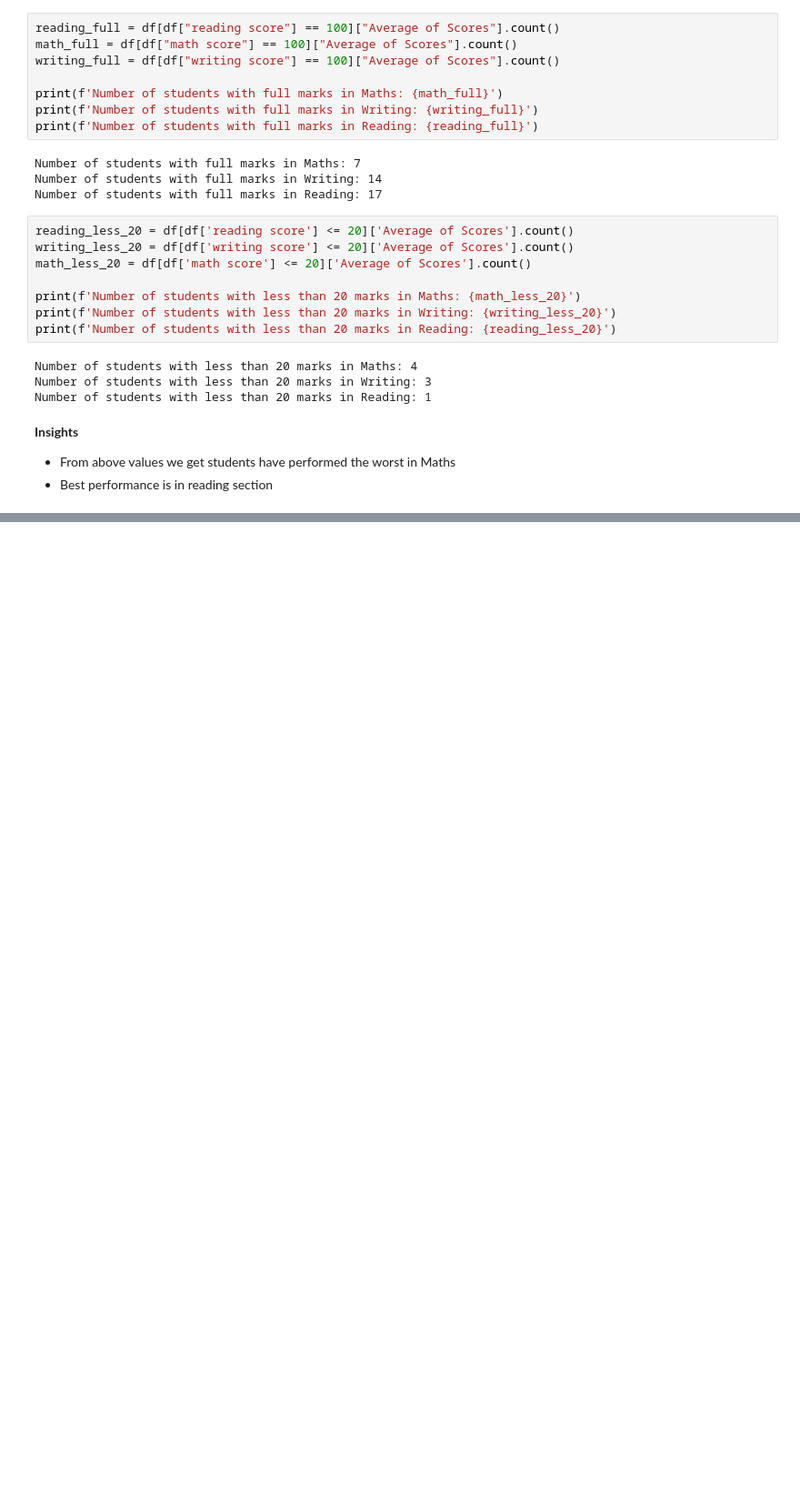
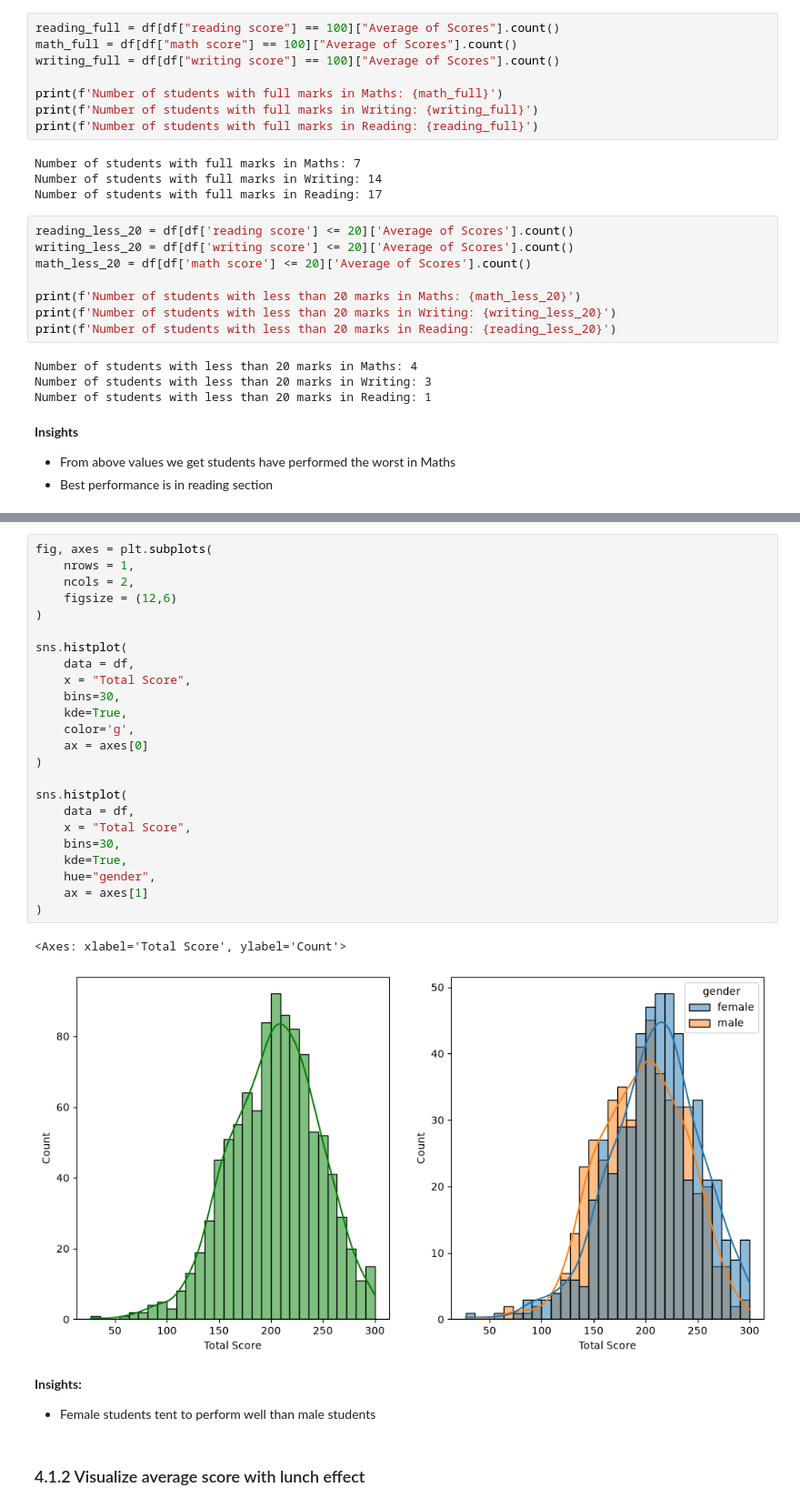
Before and after one commit to Adrinaesf/Generic-ML-Project, a Jupyter notebook: notebooks/1. EDA STUDENT PERFORMANCE.ipynb, the cells around one changed output, grey strips where cells are left out. Shown at 91% size. Drawn from its saved outputs; the diff is of its cells as text; blank space fills up the shorter version.

```diff
--- a/notebooks/1. EDA STUDENT PERFORMANCE.ipynb
+++ b/notebooks/1. EDA STUDENT PERFORMANCE.ipynb
@@ -251,0 +296,33 @@ Number of students with less than 20 marks in Reading: 1
+# %%
+fig, axes = plt.subplots(
+    nrows = 1,
+    ncols = 2,
+    figsize = (12,6)
+)
+
+sns.histplot(
+    data = df,
+    x = "Total Score",
+    bins=30,
+    kde=True,
+    color='g',
+    ax = axes[0]
+)
+
+sns.histplot(
+    data = df,
+    x = "Total Score",
+    bins=30,
+    kde=True,
+    hue="gender",
+    ax = axes[1]
+)
+# %% [output]
+<Axes: xlabel='Total Score', ylabel='Count'>
+[figure, added]
+# %% [markdown]
+**Insights:**
+
+* Female students tent to perform well than male students
+# %% [markdown]
+### 4.1.2 Visualize average score with lunch effect
```
Also changed, not shown: parts of 22 cells of this notebook.
